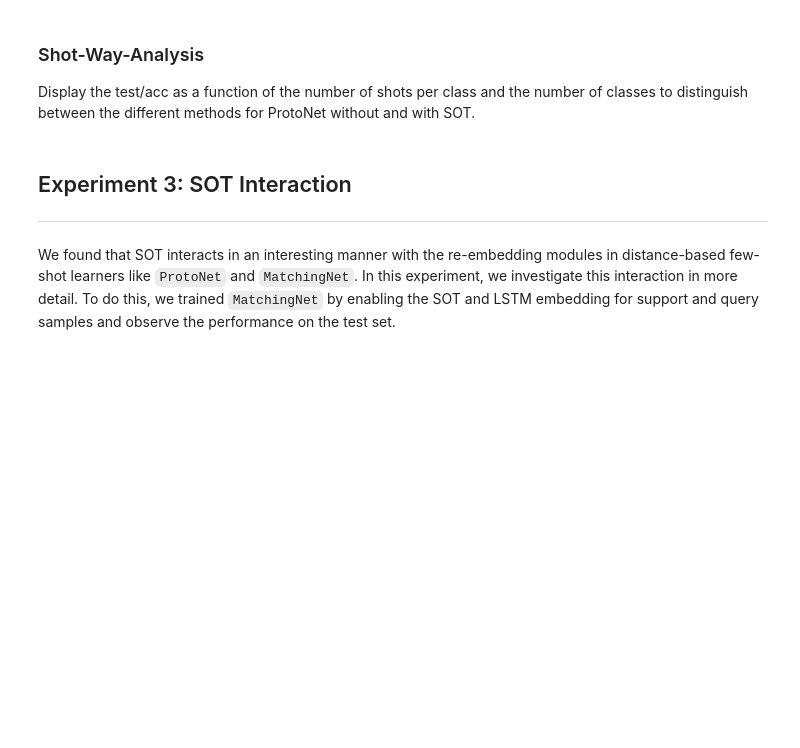
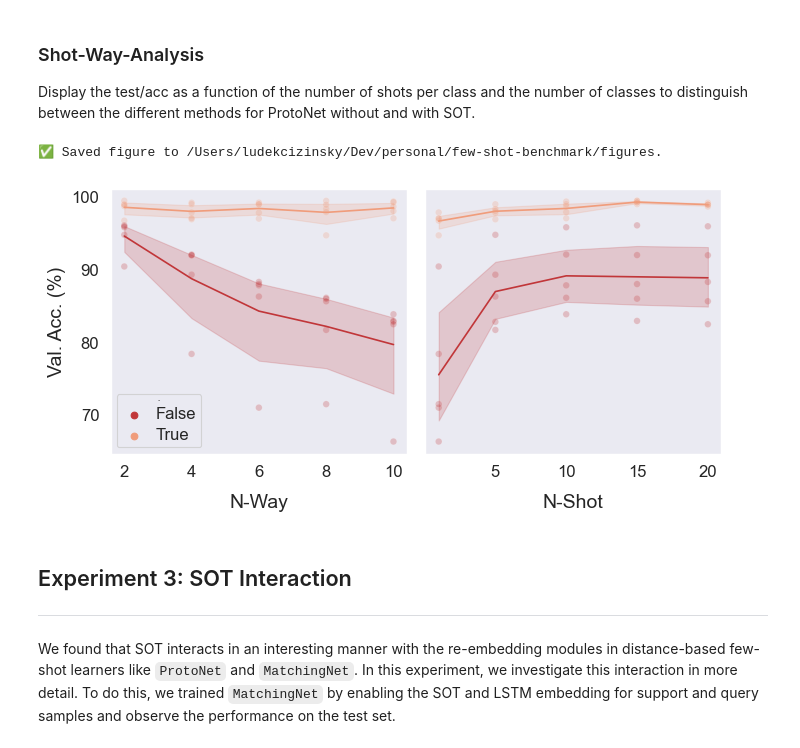
Before and after one commit to mikasenghaas/few-shot-benchmark, a Jupyter notebook: notebooks/analysis.ipynb, the cells around one changed output. Drawn from its saved outputs; the diff is of its cells as text; code cells hidden in the pictures; blank space fills up the shorter version.

Commit message:
feat(results): added n-way,nshot results, adjusted scatter int. figure

```diff
--- a/notebooks/analysis.ipynb
+++ b/notebooks/analysis.ipynb
@@ -50,7 +50,7 @@ from utils import eval_utils as utils
 ROOT_DIR = os.path.dirname(os.path.abspath("."))
 ARTIFACT_DIR = os.path.join(ROOT_DIR, "artifacts")
 FIGURE_DIR = os.path.join(ROOT_DIR, "figures")
-TABLE_DIR = os.path.join(ROOT_DIR, "tables")
+TABLE_DIR = os.path.join(ROOT_DIR, "report", "tables")
 
 METHODS = ["baseline", "baseline_pp", "matchingnet", "protonet", "maml"]
 METHODS_WITH_SOT = []
@@ -167,9 +163,9 @@ sp_res = utils.exp2results(df_best_runs_sp)
 
 # Create a MultiIndex for the results where the first level is the dataset
 tm_res = tm_res.set_index("Method")
-tm_res.index = pd.MultiIndex.from_product([["Tabula Muris"], tm_res.index])
+tm_res.index = pd.MultiIndex.from_product([["TM"], tm_res.index])
 sp_res = sp_res.set_index("Method")
-sp_res.index = pd.MultiIndex.from_product([["SwissProt"], sp_res.index])
+sp_res.index = pd.MultiIndex.from_product([["SP"], sp_res.index])
 
 # Concatenate the results
 df_results = pd.concat([tm_res, sp_res])
@@ -178,6 +174,8 @@ df_results = pd.concat([tm_res, sp_res])
 latex = utils.exp2latex(df_results)
 
 # Save the latex
-with open(os.path.join(TABLE_DIR, "results.tex"), "w") as f:
+with open(os.path.join(TABLE_DIR, "tuned-benchmark.tex"), "w") as f:
     f.write(latex)
+
+df_results
 # %% [output]
@@ -325,8 +363,12 @@ Display the test/acc as a function of the number of shots per class and the
 number of classes to distinguish between the different methods for ProtoNet
 without and with SOT.
 # %%
+# Set context to paper
+sns.set_context("paper")
+sns.set_style("dark")
+
 # Plot test/acc vs. n_shot for SOT and non-SOT methods
-fig, axs = plt.subplots(ncols=2, figsize=(10, 5))
+fig, axs = plt.subplots(ncols=2, figsize=(7, 3.5), sharey=True)
 
 # test/acc ~ n_shot
 sns.scatterplot(
@@ -335,6 +377,7 @@ sns.scatterplot(
     y=("eval", "test/acc"),
     hue=("config", "use_sot"),
     alpha=0.25,
+    legend=True,
     ax=axs[0],
 )
 sns.lineplot(
@@ -345,40 +388,59 @@ sns.lineplot(
     legend=False,
     ax=axs[0],
 )
 
 # test/acc ~ n_way
 sns.scatterplot(
     data=df_best_runs,
     x=("config", "n_shot"),
     y=("eval", "test/acc"),
     hue=("config", "use_sot"),
     alpha=0.25,
+    legend=False,
     ax=axs[1],
 )
 sns.lineplot(
     data=df_best_runs,
     x=("config", "n_shot"),
     y=("eval", "test/acc"),
     hue=("config", "use_sot"),
     legend=False,
     ax=axs[1],
 )
 
-# Set axis labels
-axs[0].set_xlabel("N-Way")
-axs[1].set_xlabel("N-Shot")
+# Set label size
+labsize = 14
+
+# Set title of the legend, adjust font size
+axs[0].get_legend().set_title("SOT", prop={"size": 1})
+for t in axs[0].get_legend().texts:
+    t.set_fontsize(12)
 
 # Set axis labels
-axs[0].set_ylabel("Val. Acc. (%)")
+axs[0].set_xlabel("N-Way", size=labsize)
+axs[1].set_xlabel("N-Shot", size=labsize)
+
+# Add padding between label of x-axis and tick labels
+axs[0].xaxis.labelpad = 10
+axs[1].xaxis.labelpad = 10
+
+# Set axis labels
+axs[0].set_ylabel("Val. Acc. (%)", size=labsize)
 axs[1].set_ylabel("")
 
-# Set legend title
-axs[0].get_legend().set_title("SOT")
-axs[1].get_legend().set_title("SOT")
+# Make the ticks descroptors bigger
+axs[0].tick_params(labelsize=12)
+axs[1].tick_params(labelsize=12)
+
+# Set the tight layout
+fig.tight_layout(pad=1.0)
 
 # Save figure
 fig.savefig(os.path.join(FIGURE_DIR, "way-shot.pdf"), bbox_inches="tight")
 print(f"✅ Saved figure to {FIGURE_DIR}.")
+# %% [output]
+✅ Saved figure to /Users/ludekcizinsky/Dev/personal/few-shot-benchmark/figures.
+[figure, added]
 # %% [markdown]
 ## Experiment 3: SOT Interaction
 
```
Also changed, not shown: parts of 14 cells of this notebook, 5 other files.
